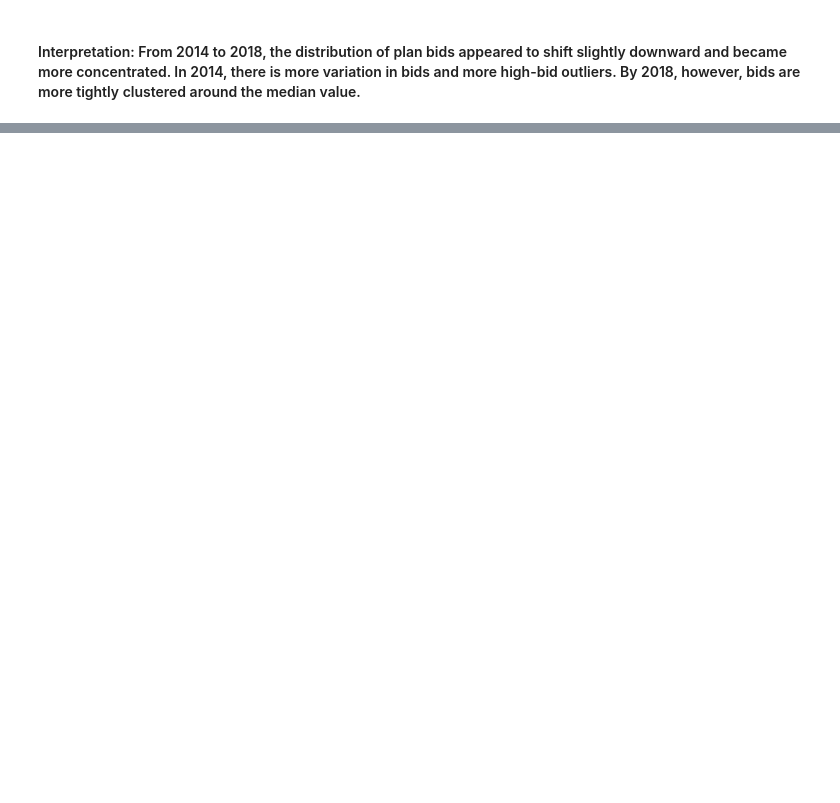
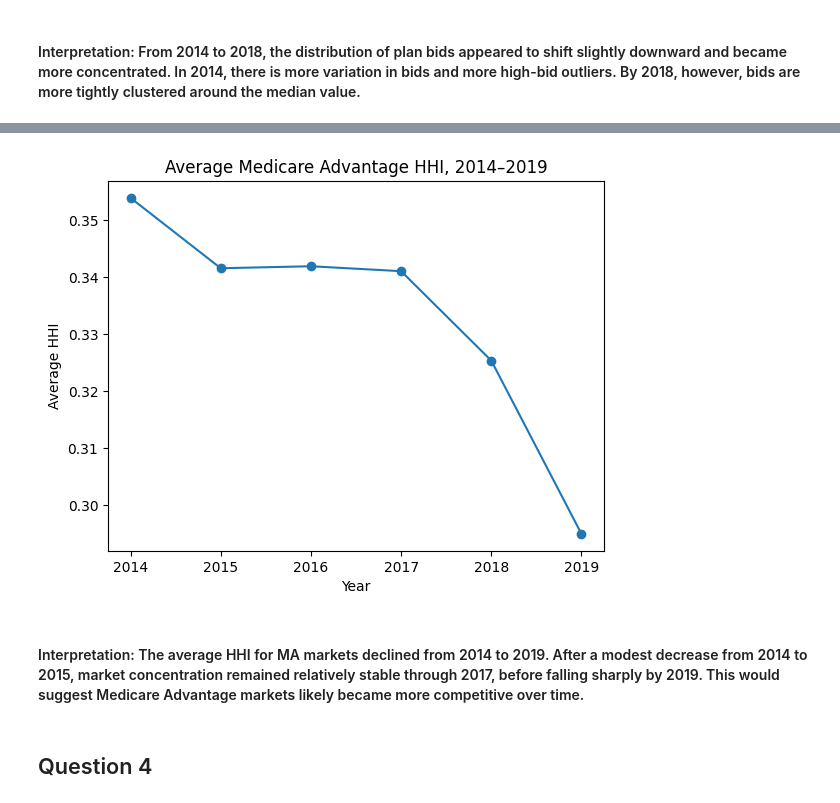
Before and after one commit to gianadanzilo/Danzilo_G_HW_2, a Jupyter notebook: Danzilo_G_HW_2_1.ipynb, the cells around one changed output, grey strips where cells are left out. Drawn from its saved outputs; the diff is of its cells as text; code cells hidden in the pictures; blank space fills up the shorter version.

```diff
--- a/Danzilo_G_HW_2_1.ipynb
+++ b/Danzilo_G_HW_2_1.ipynb
@@ -185,0 +192,29 @@ plt.show()
+# %%
+# pick the enrollment measure
+enroll_col = 'avg_enrollment'
+
+# total MA enrollment per county-year market
+data['total_ma_enroll'] = (
+    data.groupby(['ssa', 'year'])[enroll_col]
+        .transform('sum')
+)
+
+# market share + HHI pieces
+data['share'] = data[enroll_col] / data['total_ma_enroll']
+data['share_sq'] = data['share'] ** 2
+
+# county-year HHI
+hhi_county = (
+    data.groupby(['ssa', 'year'])['share_sq']
+        .sum()
+        .reset_index(name='hhi')
+)
+
+# average HHI by year
+avg_hhi = (
+    hhi_county.groupby('year')['hhi']
+        .mean()
+        .reset_index()
+)
+
+avg_hhi
@@ -185,0 +229,13 @@ plt.show()
+# %%
+plt.figure()
+plt.plot(avg_hhi['year'], avg_hhi['hhi'], marker='o')
+plt.xlabel('Year')
+plt.ylabel('Average HHI')
+plt.title('Average Medicare Advantage HHI, 2014–2019')
+plt.show()
+# %% [output]
+[figure, added]
+# %% [markdown]
+#### Interpretation: The average HHI for MA markets declined from 2014 to 2019. After a modest decrease from 2014 to 2015, market concentration remained relatively stable through 2017, before falling sharply by 2019. This would suggest Medicare Advantage markets likely became more competitive over time.
+# %% [markdown]
+## Question 4
```
Also changed, not shown: parts of 49 cells of this notebook, 2 other files.
